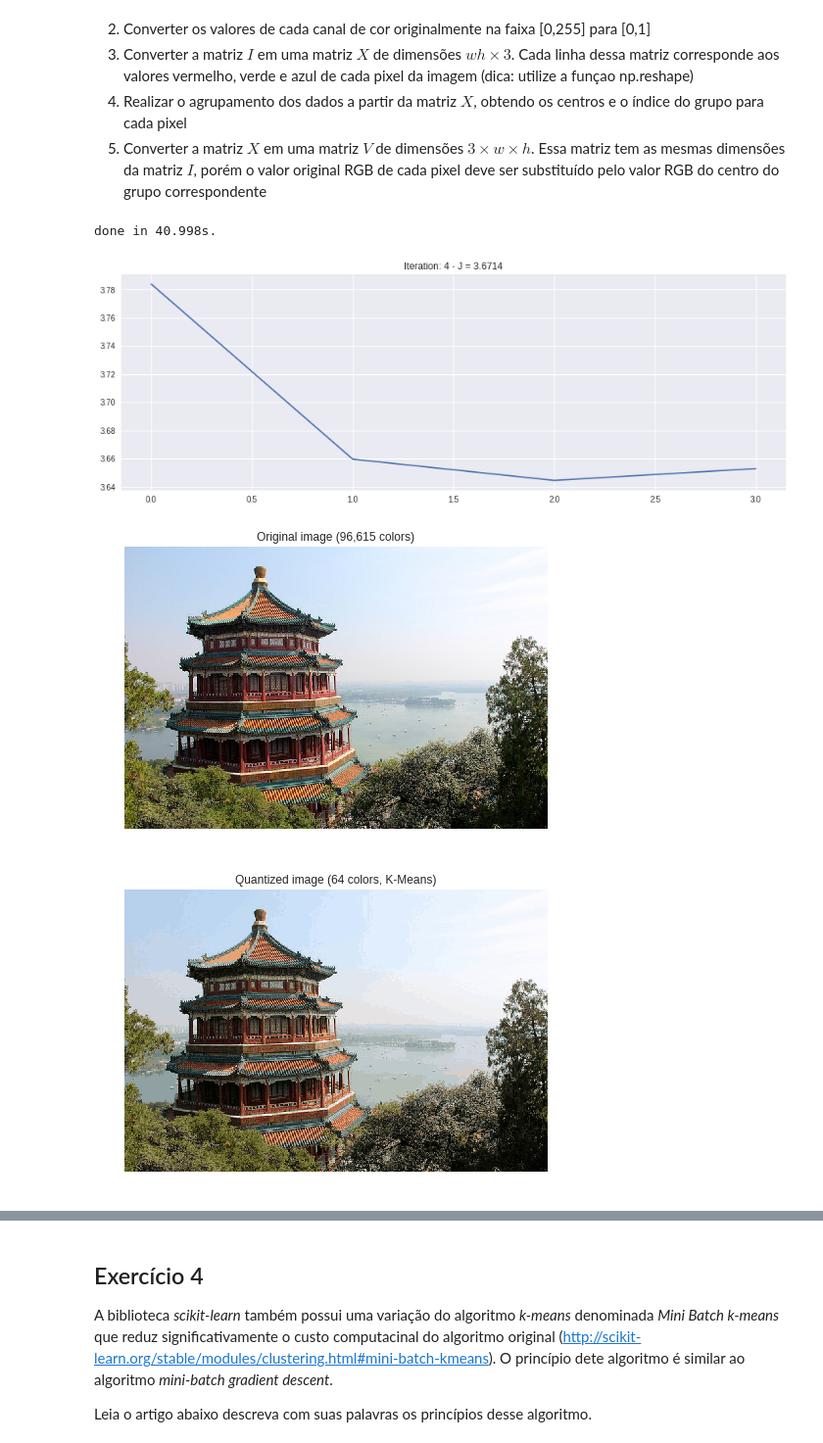
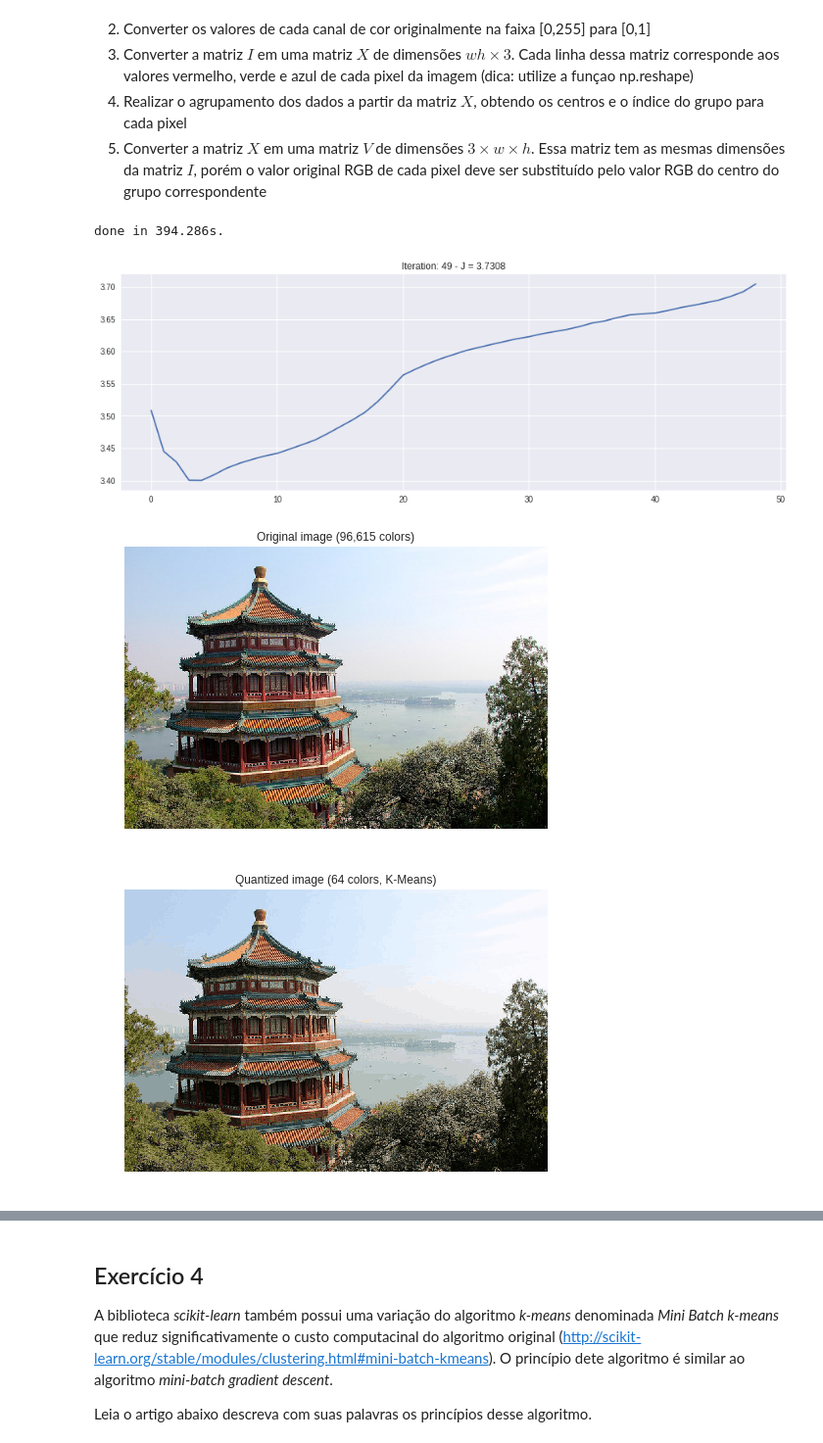
Before and after one commit to ahmagalhaes/IIC, a Jupyter notebook: Copy_of_Exercício_Computacional_III_Clustering_(3).ipynb, the cells around one changed output, grey strips where cells are left out. Shown at 98% size. Cells and saved outputs as stored; diff of their text form; code cells hidden in the pictures.

```diff
--- a/Copy_of_Exercício_Computacional_III_Clustering_(3).ipynb
+++ b/Copy_of_Exercício_Computacional_III_Clustering_(3).ipynb
@@ -142,36 +142,36 @@ def Compress_image(centroids, labels, w, h):
 # Passo 1 - Carrega a imagem original
 I = load_sample_image("china.jpg")
 # Passo 2 - Converter os valores para [0,1]
 I = np.array(I, dtype=np.float64) / 255
 # Passo 3 - Converter I em X (utilize a função np.reshape)
 #<SEU CODIGO AQUI>
 w,h,c=I.shape
 X_img=np.reshape(I,(w*h,c))
 # Passo 4 - Realizar o agrupamento dos dados utilizando o algoritmo k-means
 #<SEU CODIGO AQUI>
 t0 = time()
-centers_img, gi_img, J_img = kmeans(X_img,k, max_iter=5)
+centers_img, gi_img, J_img = kmeans(X_img,k, max_iter=50)
 t1 = time()
 # Passo 5 - Converter X em V substituindo os valores RGB originais de cada pixel pelo valor RGB do centro correspondente
 #<SEU CODIGO AQUI>
 V=Compress_image(centers_img, gi_img, w, h)
 plt.figure(2)
 #plt.figure(figsize=(8,3))
 plt.clf()
 ax = plt.axes([0, 0, 1, 1])
 plt.axis('off')
 plt.title('Original image (96,615 colors)')
 plt.imshow(I)
 plt.figure(3)
 plt.clf()
 ax = plt.axes([0, 0, 1, 1])
 plt.axis('off')
 plt.title('Quantized image (%d colors, K-Means)'% k)
 plt.imshow(V)
 print("done in %0.3fs." % (t1 - t0))
 # %% [output]
-done in 40.998s.
+done in 394.286s.
-[figure, old version]
+[figure, new version]
 [figure]
 [figure]
 # %% [markdown]
```
Also changed, not shown: parts of 5 cells of this notebook.
